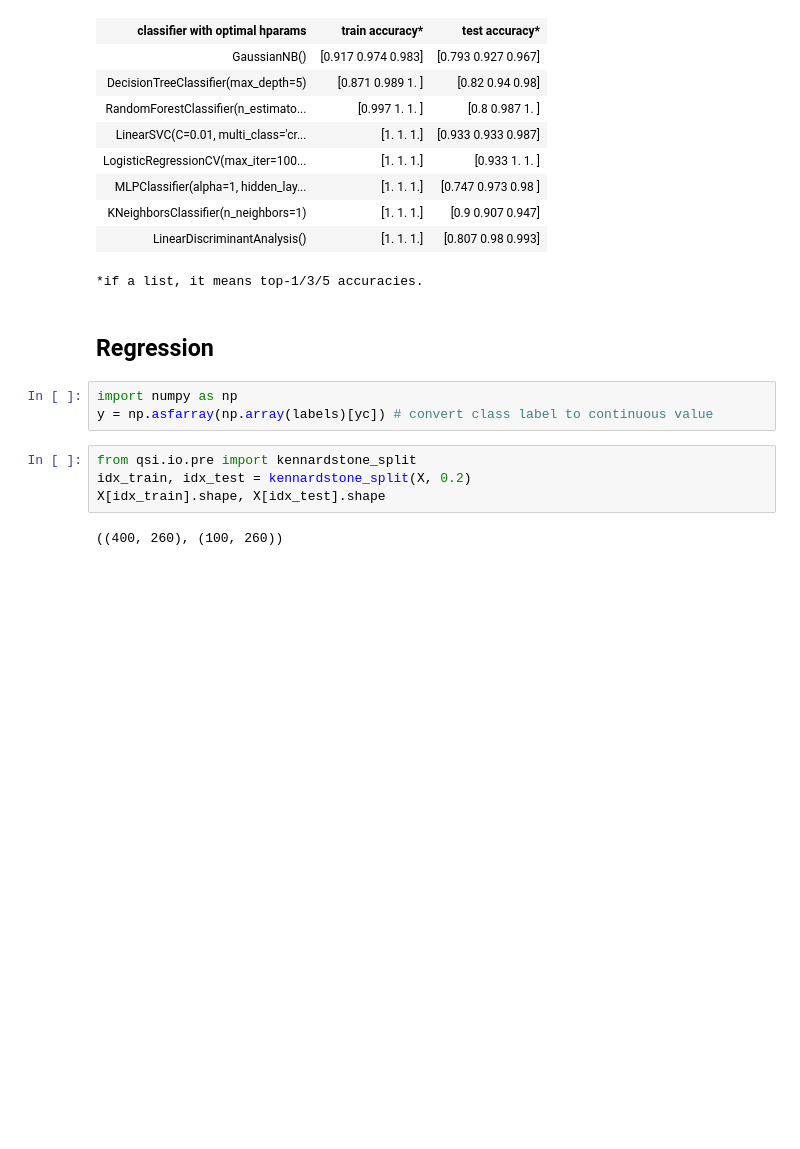
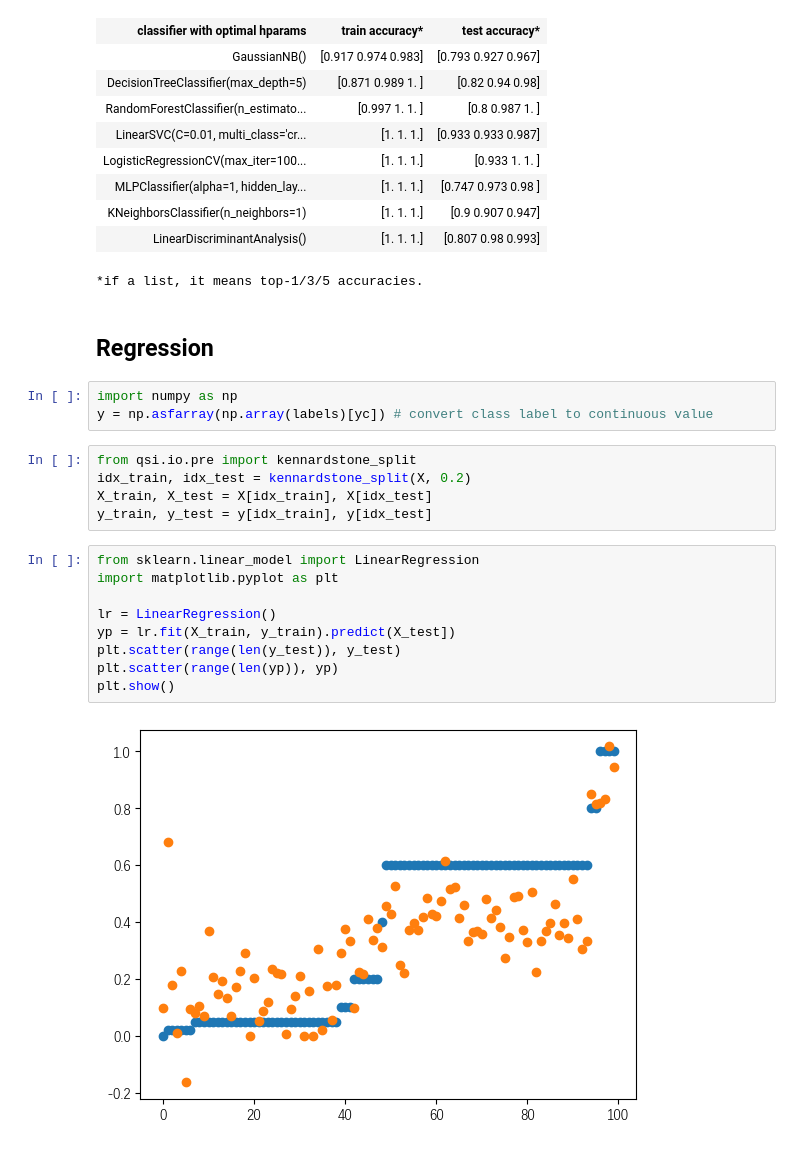
Before and after one commit to zhangys11/qsi-tk, a Jupyter notebook: notebook/qsi-tk regression.ipynb, the cells around one changed output. Cells and saved outputs as stored; diff of their text form; blank space fills up the shorter version.

```diff
--- a/notebook/qsi-tk regression.ipynb
+++ b/notebook/qsi-tk regression.ipynb
@@ -87,9 +87,19 @@ y = np.asfarray(np.array(labels)[yc]) # convert class label to continuous value
 # %%
 from qsi.io.pre import kennardstone_split
 idx_train, idx_test = kennardstone_split(X, 0.2)
-X[idx_train].shape, X[idx_test].shape
+X_train, X_test = X[idx_train], X[idx_test]
+y_train, y_test = y[idx_train], y[idx_test]
-# %% [output]
-((400, 260), (100, 260))
+# %%
+from sklearn.linear_model import LinearRegression
+import matplotlib.pyplot as plt
+
+lr = LinearRegression()
+yp = lr.fit(X_train, y_train).predict(X_test])
+plt.scatter(range(len(y_test)), y_test)
+plt.scatter(range(len(yp)), yp)
+plt.show()
+# %% [output]
+[figure, added]
 # %%
 from sklearn.svm import SVR
 import matplotlib.pyplot as plt
```
Also changed, not shown: parts of 4 cells of this notebook.
